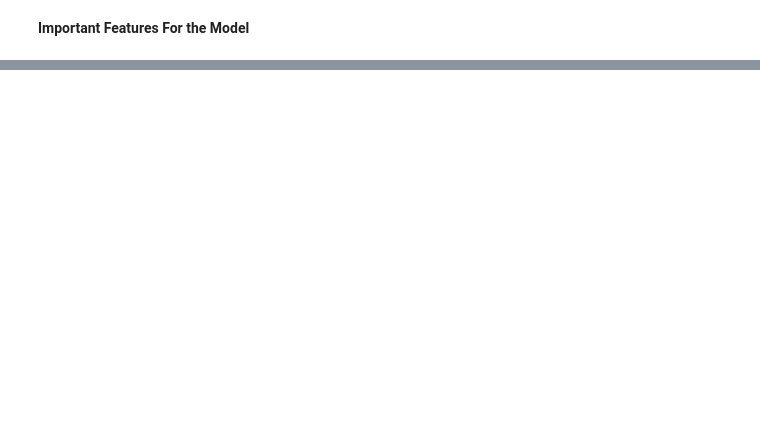
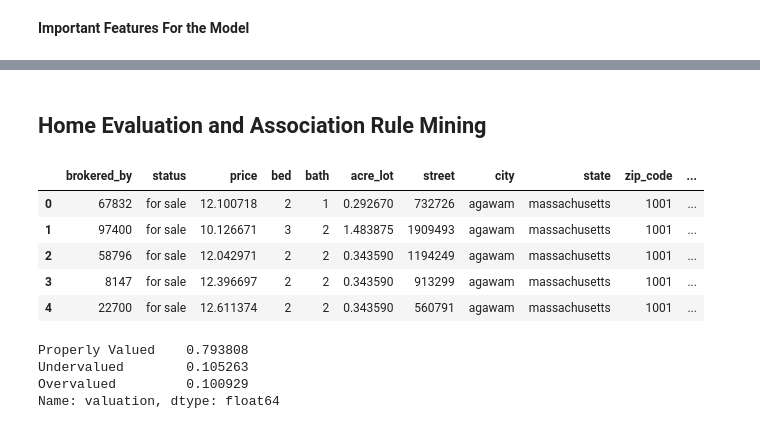
Before and after one commit to SatrunsDream/DSC148-Project, a Jupyter notebook: Case_Study.ipynb, the cells around one changed output, grey strips where cells are left out. Saved outputs shown, nothing was run; the diff lists cells and outputs as text; code cells hidden in the pictures; blank space fills up the shorter version.

```diff
--- a/Case_Study.ipynb
+++ b/Case_Study.ipynb
@@ -1221,9 +1121,3 @@ To determine whether some features are redundant, it is necessary to calculate t
     - The distribution of house prices, sizes, and acreages across categories aligns with market trends. Luxury Estates and Luxury Homes tend to be larger and more expensive, while Tiny Homes and Investment Properties remain compact and more affordable. Ranch Homes show a distinct trend, prioritizing land size over price. The classification model appears reasonable, but additional refinement in the Other category and further validation using location-based data could enhance accuracy.
 # %% [markdown]
 **Univariate Analysis**
-# %%
-for col in (realtor_data.select_dtypes(include=['float64', 'int64']).columns):
-    plt.figure(figsize=(8, 4))
-    sns.histplot(realtor_data[col], kde=True, stat='density', bins=20)
-    plt.title(f'Distribution of {col}')
-    plt.show()
@@ -1321,11 +1155,0 @@ plt.show()
-# %%
-# Ensure only numeric columns are considered
-numeric_cols = realtor_data.select_dtypes(include=['number']).columns
-
-# Compute skewness only for numeric columns
-skewed_cols = numeric_cols[realtor_data[numeric_cols].skew() > 2].tolist()
-
-# Apply log transformation for highly skewed columns
-realtor_data[skewed_cols] = realtor_data[skewed_cols].apply(lambda x: np.log1p(x))
-
-print(f"Log-transformed columns: {skewed_cols}")
@@ -1668,0 +1482,41 @@ print(feature_importance_df)
+# %% [markdown]
+## Home Evaluation and Association Rule Mining
+# %%
+realtor_data['prev_sold_year'] = realtor_data['prev_sold_date'].dt.year
+realtor_data['prev_sold_month'] = realtor_data['prev_sold_date'].dt.month
+realtor_data['prev_sold_day'] = realtor_data['prev_sold_date'].dt.day
+
+X_features = realtor_data.drop(columns=['prev_sold_date', 'price'])
+
+categorical_cols = X_features.select_dtypes(include=['object']).columns
+for col in categorical_cols:
+    X_features[col] = encoder.fit_transform(X_features[col])
+
+realtor_data['xPrice'] = model.predict(X_features, num_iteration=model.best_iteration)
+# %%
+realtor_data['price_diff'] = realtor_data['price'] - realtor_data['xPrice']
+std_dev = realtor_data['price_diff'].std()
+def categorize_valuation(diff, std_dev):
+    if diff < -std_dev:
+        return 'Undervalued'
+    elif diff > std_dev:
+        return 'Overvalued'
+    else:
+        return 'Properly Valued'
+
+realtor_data['valuation'] = realtor_data['price_diff'].apply(lambda x: categorize_valuation(x, std_dev))
+realtor_data.head()
+# %% [output]
+|  | brokered_by | status | price | bed | bath | acre_lot | street | city | state | zip_code | ... |
+| 0 | 67832 | for sale | 12.100718 | 2 | 1 | 0.292670 | 732726 | agawam | massachusetts | 1001 | ... |
+| 1 | 97400 | for sale | 10.126671 | 3 | 2 | 1.483875 | 1909493 | agawam | massachusetts | 1001 | ... |
+| 2 | 58796 | for sale | 12.042971 | 2 | 2 | 0.343590 | 1194249 | agawam | massachusetts | 1001 | ... |
+| 3 | 8147 | for sale | 12.396697 | 2 | 2 | 0.343590 | 913299 | agawam | massachusetts | 1001 | ... |
+| 4 | 22700 | for sale | 12.611374 | 2 | 2 | 0.343590 | 560791 | agawam | massachusetts | 1001 | ... |
+# %%
+realtor_data['valuation'].value_counts(normalize=True)
+# %% [output]
+Properly Valued    0.793808
+Undervalued        0.105263
+Overvalued         0.100929
+Name: valuation, dtype: float64
```
Also changed, not shown: parts of 61 cells of this notebook, 2 other files.
